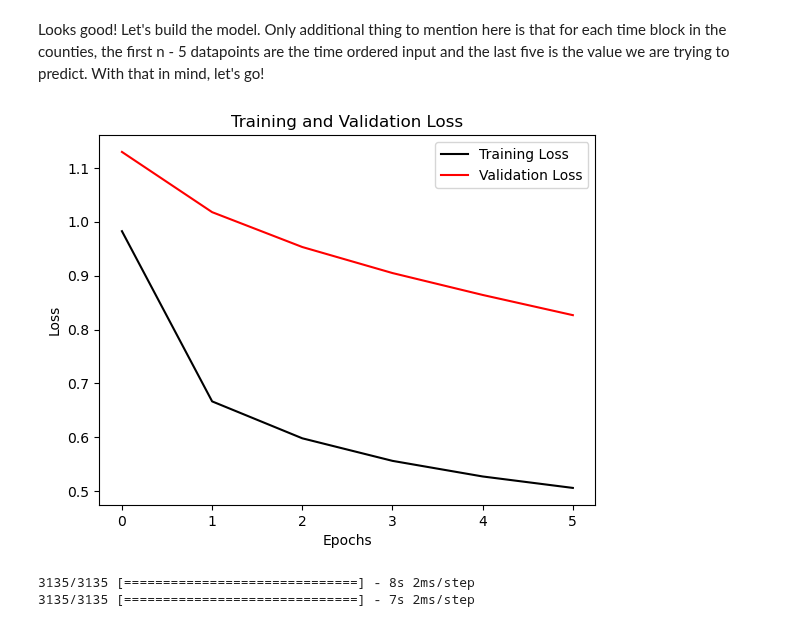
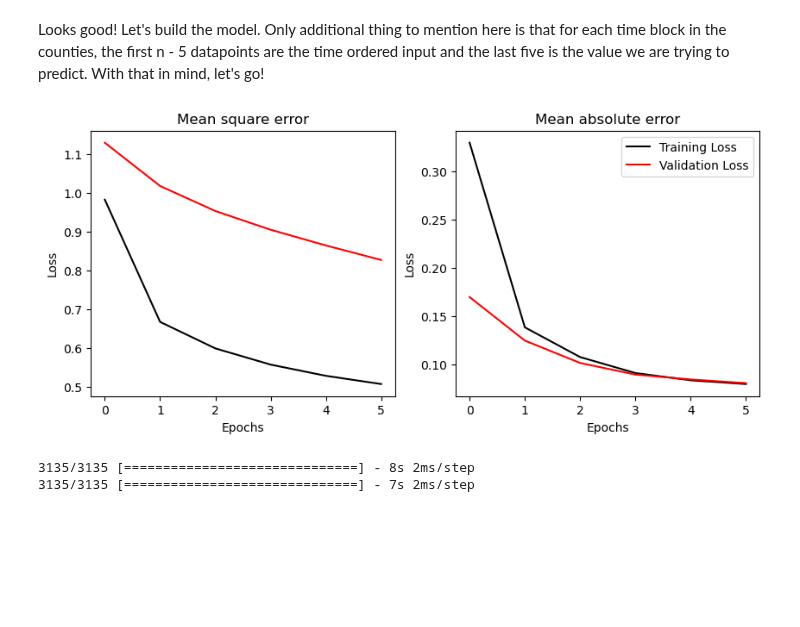
Before and after one commit to gperdrizet/kaggle_microbusiness, a Jupyter notebook: notebooks/15.1-GRU_model_testing.ipynb, the cells around one changed output. Cells and saved outputs as stored; diff of their text form; code cells hidden in the pictures; blank space fills up the shorter version.

Commit message:
Added mean absolute error to training curve plot.

```diff
--- a/notebooks/15.1-GRU_model_testing.ipynb
+++ b/notebooks/15.1-GRU_model_testing.ipynb
@@ -117,20 +117,31 @@ model, history = funcs.train_GRU(
     verbose = params.verbose
 )
 # %%
-# Plot and label the training and validation loss values
-plt.plot(list(range(len(history.history['loss']))), history.history['loss'], c='black', label='Training Loss')
-plt.plot(list(range(len(history.history['val_loss']))), history.history['val_loss'], c='red', label='Validation Loss')
+fig, ax = plt.subplots(1, 2, figsize=(10, 4))
+
+# Plot and label the training and validation MSE (loss)
+ax[0].plot(list(range(len(history.history['loss']))), history.history['loss'], c='black', label='Training Loss')
+ax[0].plot(list(range(len(history.history['val_loss']))), history.history['val_loss'], c='red', label='Validation Loss')
 
 # Add in a title and axes labels
-plt.title('Training and Validation Loss')
-plt.xlabel('Epochs')
-plt.ylabel('Loss')
+ax[0].set_title('Mean square error')
+ax[0].set_xlabel('Epochs')
+ax[0].set_ylabel('Loss')
+
+# Plot and label the training and validation MAE
+ax[1].plot(list(range(len(history.history['MAE']))), history.history['MAE'], c='black', label='Training Loss')
+ax[1].plot(list(range(len(history.history['val_MAE']))), history.history['val_MAE'], c='red', label='Validation Loss')
+
+# Add in a title and axes labels
+ax[1].set_title('Mean absolute error')
+ax[1].set_xlabel('Epochs')
+ax[1].set_ylabel('Loss')
 
 # Display the plot
 plt.legend(loc='best')
 plt.show()
 # %% [output]
-[figure, old version]
+[figure, new version]
 # %%
 predictions, targets = funcs.make_predictions(model, datasets, params.forecast_horizon)
 # %% [output]
```
